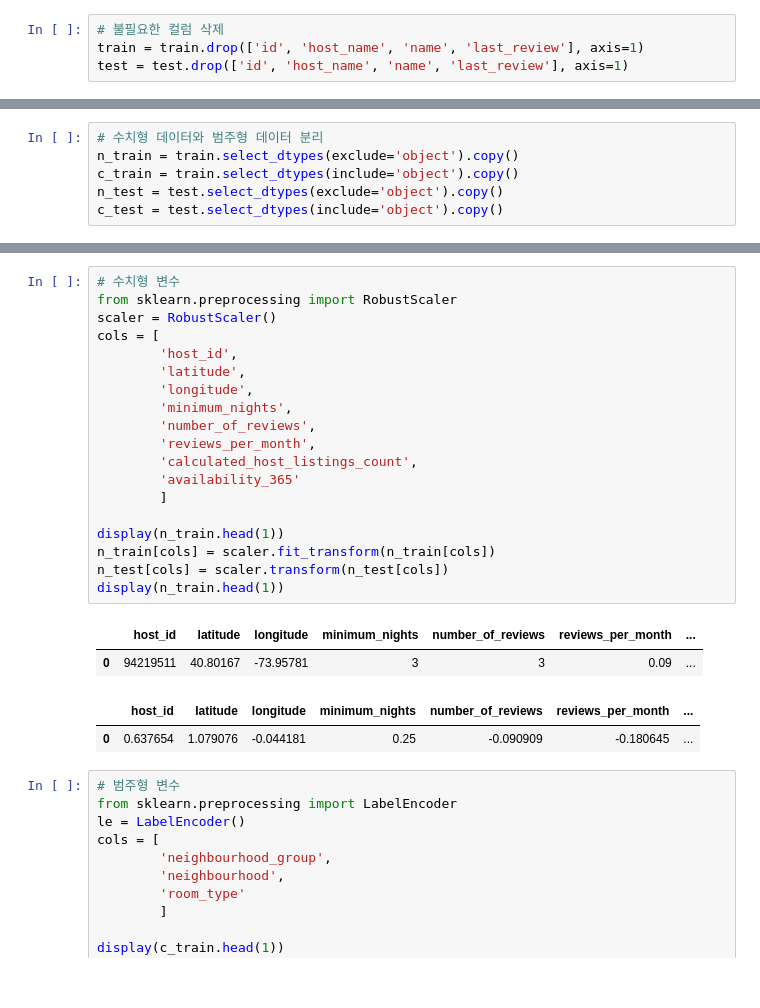
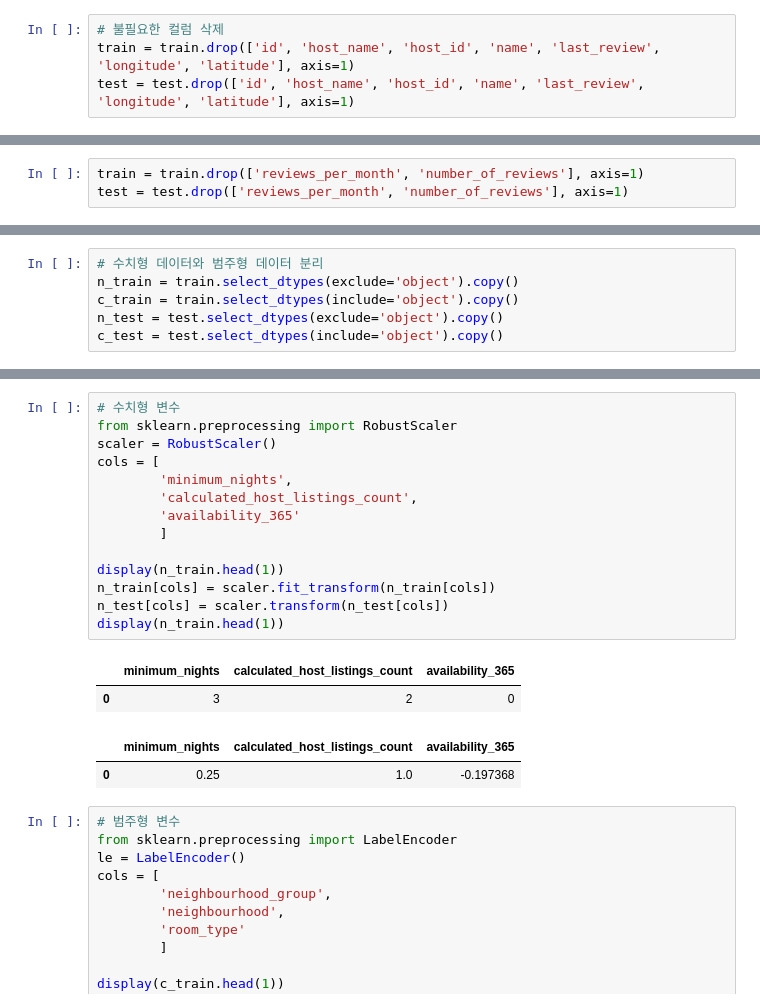
Before and after one commit to pingpeng1017/aiffel_project, a Jupyter notebook: [10-2]airbnb_new_york_city.ipynb, the cells around one changed output, grey strips where cells are left out. Cells and saved outputs as stored; diff of their text form.

```diff
--- a/[10-2]airbnb_new_york_city.ipynb
+++ b/[10-2]airbnb_new_york_city.ipynb
@@ -244,8 +253,8 @@ Text(0.5, 1.0, 'Price Distribution Plot')
 [figure]
 # %%
 # 불필요한 컬럼 삭제
-train = train.drop(['id', 'host_name', 'name', 'last_review'], axis=1)
-test = test.drop(['id', 'host_name', 'name', 'last_review'], axis=1)
+train = train.drop(['id', 'host_name', 'host_id', 'name', 'last_review', 'longitude', 'latitude'], axis=1)
+test = test.drop(['id', 'host_name', 'host_id', 'name', 'last_review', 'longitude', 'latitude'], axis=1)
 # %%
 # 결측치 제거
 train['reviews_per_month'] = train['reviews_per_month'].fillna(0)
@@ -270,3 +285,6 @@ dtype: int64
+# %%
+train = train.drop(['reviews_per_month', 'number_of_reviews'], axis=1)
+test = test.drop(['reviews_per_month', 'number_of_reviews'], axis=1)
 # %%
 # 가격 값 복사
 target = train['price']
@@ -294,27 +312,22 @@ n_train.describe()
 # %%
 # 수치형 변수
 from sklearn.preprocessing import RobustScaler
 scaler = RobustScaler()
 cols = [
-        'host_id',
-        'latitude',
-        'longitude',
         'minimum_nights',
-        'number_of_reviews',
-        'reviews_per_month',
         'calculated_host_listings_count',
         'availability_365'
         ]
 
 display(n_train.head(1))
 n_train[cols] = scaler.fit_transform(n_train[cols])
 n_test[cols] = scaler.transform(n_test[cols])
 display(n_train.head(1))
 # %% [output]
-|  | host_id | latitude | longitude | minimum_nights | number_of_reviews | reviews_per_month | ... |
-| 0 | 94219511 | 40.80167 | -73.95781 | 3 | 3 | 0.09 | ... |
+|  | minimum_nights | calculated_host_listings_count | availability_365 |
+| 0 | 3 | 2 | 0 |
-|  | host_id | latitude | longitude | minimum_nights | number_of_reviews | reviews_per_month | ... |
-| 0 | 0.637654 | 1.079076 | -0.044181 | 0.25 | -0.090909 | -0.180645 | ... |
+|  | minimum_nights | calculated_host_listings_count | availability_365 |
+| 0 | 0.25 | 1.0 | -0.197368 |
 # %%
 # 범주형 변수
 from sklearn.preprocessing import LabelEncoder
```
Also changed, not shown: parts of 21 cells of this notebook.
